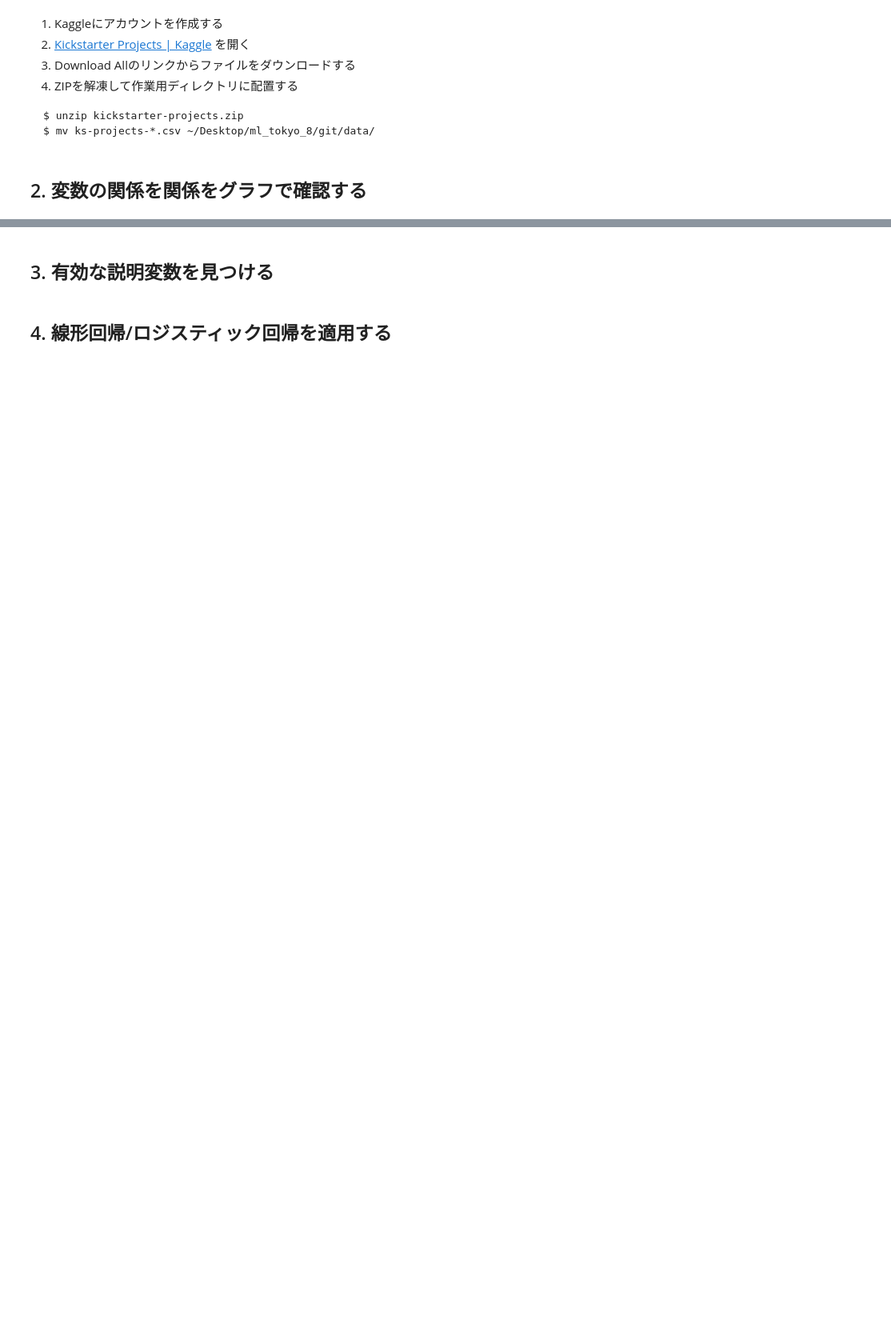
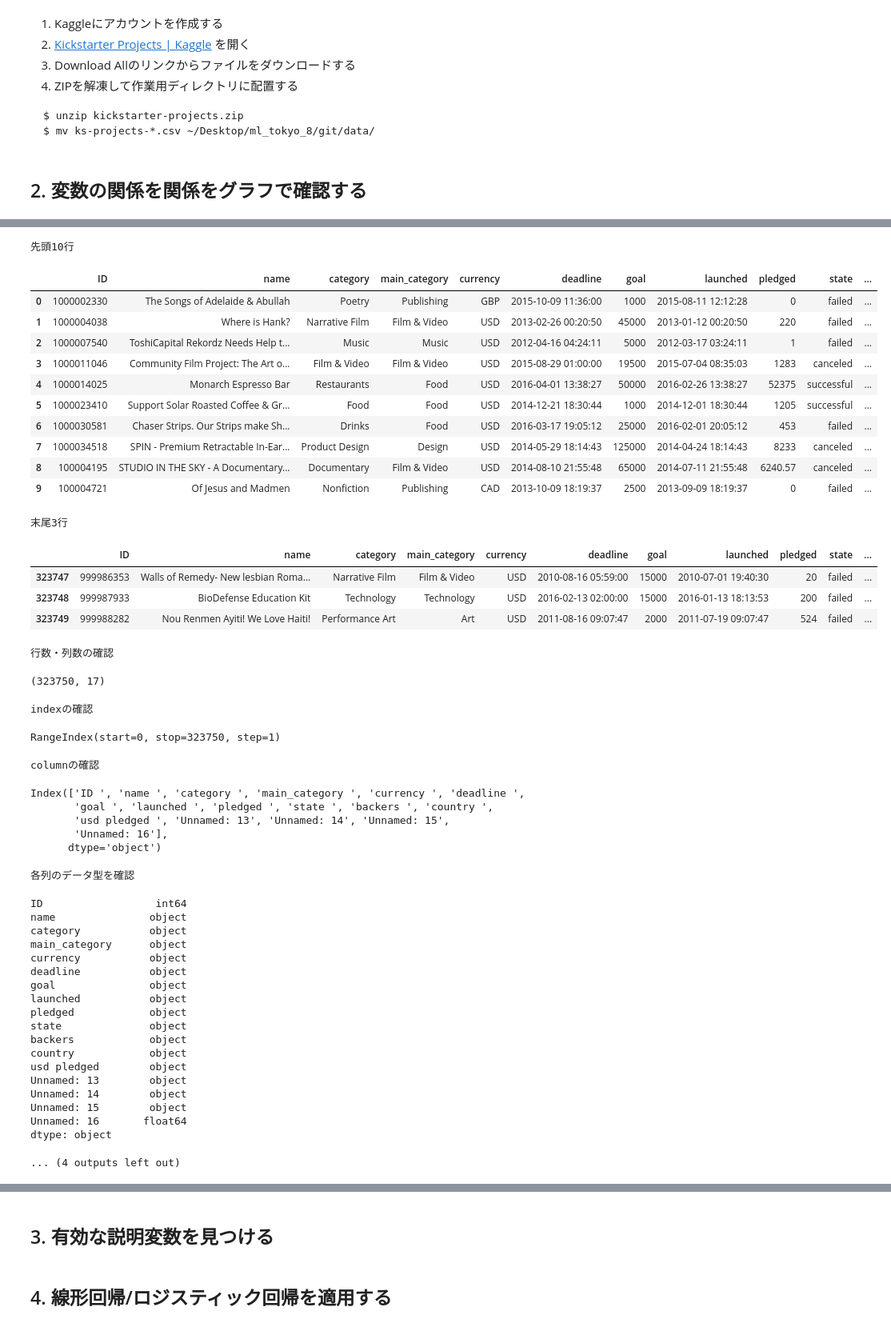
Before and after one commit to msuz/ml_tokyo_8, a Jupyter notebook: Day1_work_鈴木雅彦.ipynb, the cells around one changed output, grey strips where cells are left out. Shown at 80% size. Cells and saved outputs as stored; diff of their text form; code cells hidden in the pictures; blank space fills up the shorter version.

```diff
--- a/Day1_work_鈴木雅彦.ipynb
+++ b/Day1_work_鈴木雅彦.ipynb
@@ -15,0 +46,76 @@ $ mv ks-projects-*.csv ~/Desktop/ml_tokyo_8/git/data/
+# %%
+# DataFrameの中身を確認
+# https://qiita.com/ysdyt/items/9ccca82fc5b504e7913a
+# https://qiita.com/TomokIshii/items/c7c704f22edfebf7f133
+
+print('先頭10行')
+display(df.head(10))
+print('末尾3行')
+display(df.tail(3))
+
+print('行数・列数の確認')
+display(df.shape)
+
+print('indexの確認')
+display(df.index)
+# 'ID ' 名前の後ろに変なスペースが入ってる。気持ち悪いなぁ、気を付けて使おう
+
+print('columnの確認')
+display(df.columns)
+print('各列のデータ型を確認')
+display(df.dtypes)
+
+print('各列の個数を確認')
+display(df.count())
+
+print('各列の欠損値の数を確認')
+display(df.isnull().sum())
+# ちょこちょこ欠損があるようで。大丈夫かしら、確認しよう
+# %% [output]
+先頭10行
+|  | ID | name | category | main_category | currency | deadline | goal | launched | pledged | state | ... |
+| 0 | 1000002330 | The Songs of Adelaide & Abullah | Poetry | Publishing | GBP | 2015-10-09 11:36:00 | 1000 | 2015-08-11 12:12:28 | 0 | failed | ... |
+| 1 | 1000004038 | Where is Hank? | Narrative Film | Film & Video | USD | 2013-02-26 00:20:50 | 45000 | 2013-01-12 00:20:50 | 220 | failed | ... |
+| 2 | 1000007540 | ToshiCapital Rekordz Needs Help t... | Music | Music | USD | 2012-04-16 04:24:11 | 5000 | 2012-03-17 03:24:11 | 1 | failed | ... |
+| 3 | 1000011046 | Community Film Project: The Art o... | Film & Video | Film & Video | USD | 2015-08-29 01:00:00 | 19500 | 2015-07-04 08:35:03 | 1283 | canceled | ... |
+| 4 | 1000014025 | Monarch Espresso Bar | Restaurants | Food | USD | 2016-04-01 13:38:27 | 50000 | 2016-02-26 13:38:27 | 52375 | successful | ... |
+| 5 | 1000023410 | Support Solar Roasted Coffee & Gr... | Food | Food | USD | 2014-12-21 18:30:44 | 1000 | 2014-12-01 18:30:44 | 1205 | successful | ... |
+| 6 | 1000030581 | Chaser Strips. Our Strips make Sh... | Drinks | Food | USD | 2016-03-17 19:05:12 | 25000 | 2016-02-01 20:05:12 | 453 | failed | ... |
+| 7 | 1000034518 | SPIN - Premium Retractable In-Ear... | Product Design | Design | USD | 2014-05-29 18:14:43 | 125000 | 2014-04-24 18:14:43 | 8233 | canceled | ... |
+| 8 | 100004195 | STUDIO IN THE SKY - A Documentary... | Documentary | Film & Video | USD | 2014-08-10 21:55:48 | 65000 | 2014-07-11 21:55:48 | 6240.57 | canceled | ... |
+| 9 | 100004721 | Of Jesus and Madmen | Nonfiction | Publishing | CAD | 2013-10-09 18:19:37 | 2500 | 2013-09-09 18:19:37 | 0 | failed | ... |
+末尾3行
+|  | ID | name | category | main_category | currency | deadline | goal | launched | pledged | state | ... |
+| 323747 | 999986353 | Walls of Remedy- New lesbian Roma... | Narrative Film | Film & Video | USD | 2010-08-16 05:59:00 | 15000 | 2010-07-01 19:40:30 | 20 | failed | ... |
+| 323748 | 999987933 | BioDefense Education Kit | Technology | Technology | USD | 2016-02-13 02:00:00 | 15000 | 2016-01-13 18:13:53 | 200 | failed | ... |
+| 323749 | 999988282 | Nou Renmen Ayiti! We Love Haiti! | Performance Art | Art | USD | 2011-08-16 09:07:47 | 2000 | 2011-07-19 09:07:47 | 524 | failed | ... |
+行数・列数の確認
+(323750, 17)
+indexの確認
+RangeIndex(start=0, stop=323750, step=1)
+columnの確認
+Index(['ID ', 'name ', 'category ', 'main_category ', 'currency ', 'deadline ',
+       'goal ', 'launched ', 'pledged ', 'state ', 'backers ', 'country ',
+       'usd pledged ', 'Unnamed: 13', 'Unnamed: 14', 'Unnamed: 15',
+       'Unnamed: 16'],
+      dtype='object')
+各列のデータ型を確認
+ID                  int64
+name               object
+category           object
+main_category      object
+currency           object
+deadline           object
+goal               object
+launched           object
+pledged            object
+state              object
+backers            object
+country            object
+usd pledged        object
+Unnamed: 13        object
+Unnamed: 14        object
+Unnamed: 15        object
+Unnamed: 16       float64
+dtype: object
+... (4 outputs left out)
```
Also changed, not shown: parts of 5 cells of this notebook.
